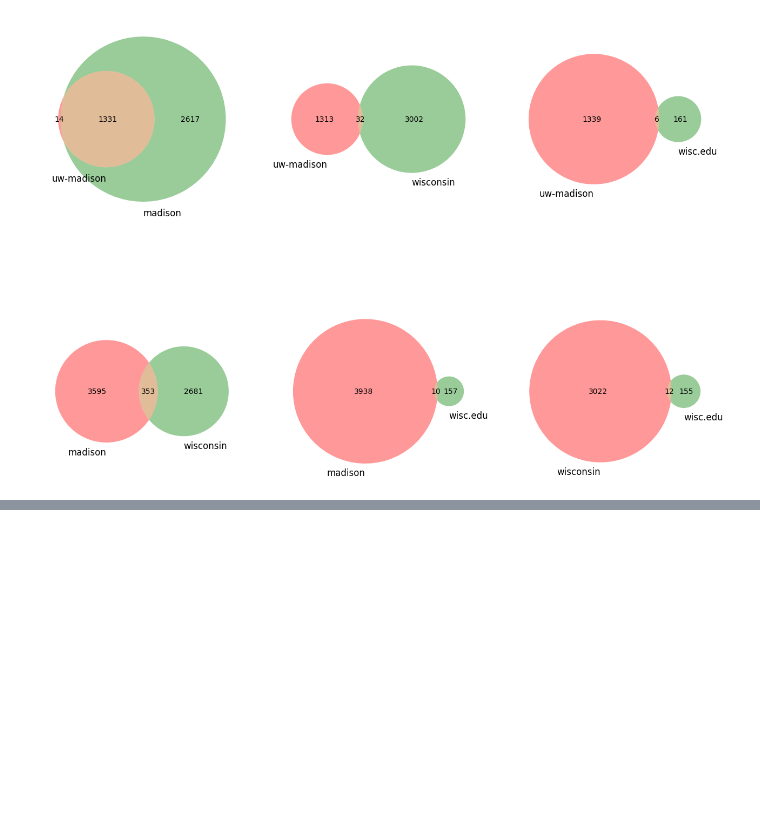
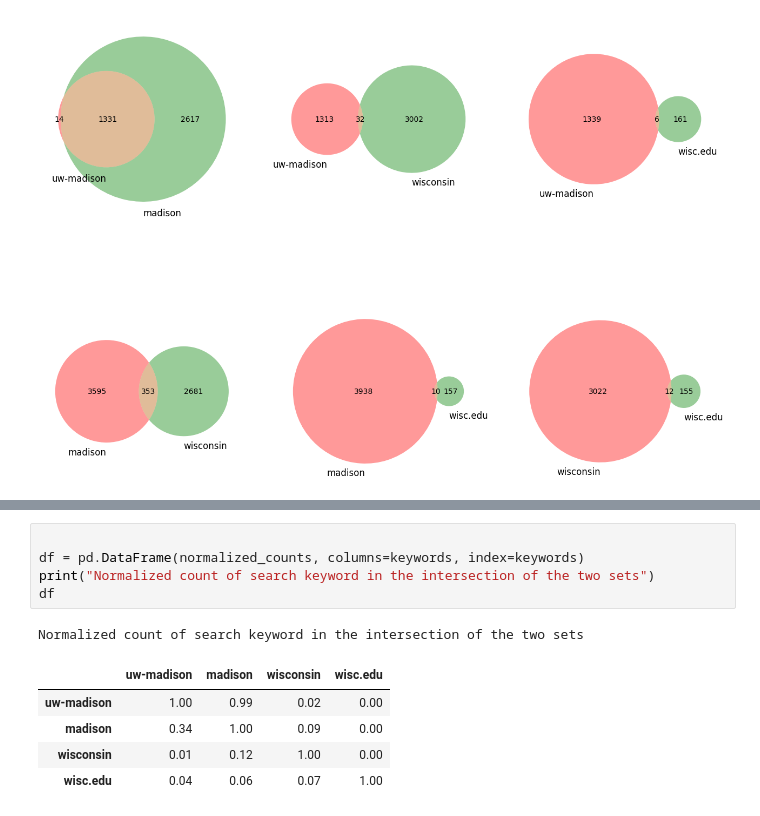
Before and after one commit to UW-Madison-DSI/ospo-stats, a Jupyter notebook: notebooks/keyword_confusion_matrix.ipynb, the cells around one changed output, grey strips where cells are left out. Saved outputs shown, nothing was run; the diff lists cells and outputs as text; blank space fills up the shorter version.

```diff
--- a/notebooks/keyword_confusion_matrix.ipynb
+++ b/notebooks/keyword_confusion_matrix.ipynb
@@ -53,0 +104,12 @@ for i, pair in enumerate(pairs):
+# %%
+
+df = pd.DataFrame(normalized_counts, columns=keywords, index=keywords)
+print("Normalized count of search keyword in the intersection of the two sets")
+df
+# %% [output]
+Normalized count of search keyword in the intersection of the two sets
+|  | uw-madison | madison | wisconsin | wisc.edu |
+| uw-madison | 1.00 | 0.99 | 0.02 | 0.00 |
+| madison | 0.34 | 1.00 | 0.09 | 0.00 |
+| wisconsin | 0.01 | 0.12 | 1.00 | 0.00 |
+| wisc.edu | 0.04 | 0.06 | 0.07 | 1.00 |
```
Also changed, not shown: parts of 7 cells of this notebook.
